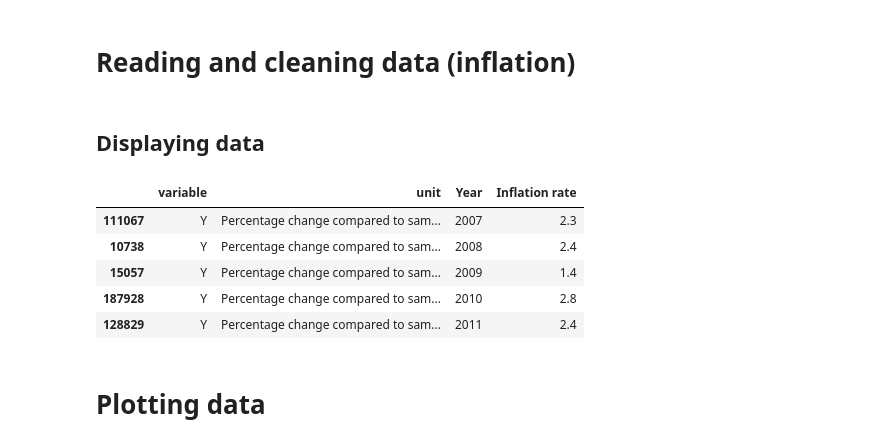
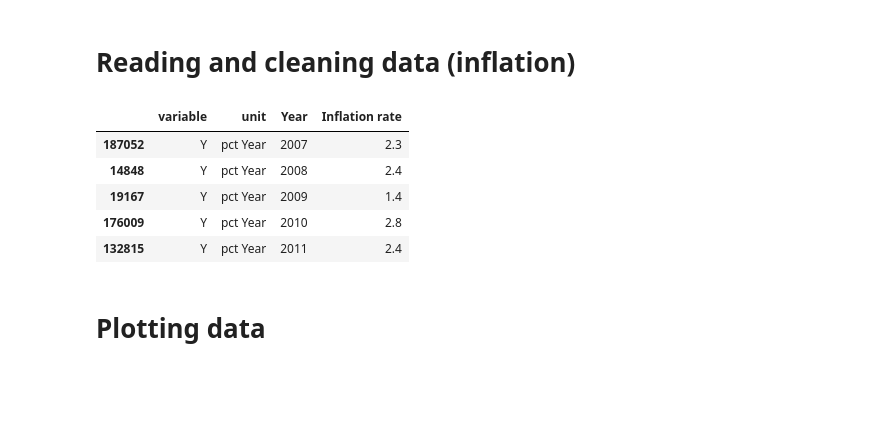
Before and after one commit to NumEconCopenhagen/projects-2024-sulaiman-phil-og-rabiah, a Jupyter notebook: dataproject/dataproject.ipynb, the cells around one changed output. Drawn from its saved outputs; the diff is of its cells as text; code cells hidden in the pictures; blank space fills up the shorter version.

```diff
--- a/dataproject/dataproject.ipynb
+++ b/dataproject/dataproject.ipynb
@@ -54,13 +60,14 @@ PRIS111['Year'] = PRIS111['Year'].astype(int)
-# %% [markdown]
-## Displaying data
+# %%
+# Fetch and prepare the data
+inflation_data = fetch_and_prepare_data()
 # %%
-PRIS111.head(5)
+inflation_data.head(5)
 # %% [output]
 |  | variable | unit | Year | Inflation rate |
-| 111067 | Y | Percentage change compared to sam... | 2007 | 2.3 |
-| 10738 | Y | Percentage change compared to sam... | 2008 | 2.4 |
-| 15057 | Y | Percentage change compared to sam... | 2009 | 1.4 |
-| 187928 | Y | Percentage change compared to sam... | 2010 | 2.8 |
-| 128829 | Y | Percentage change compared to sam... | 2011 | 2.4 |
+| 187052 | Y | pct Year | 2007 | 2.3 |
+| 14848 | Y | pct Year | 2008 | 2.4 |
+| 19167 | Y | pct Year | 2009 | 1.4 |
+| 176009 | Y | pct Year | 2010 | 2.8 |
+| 132815 | Y | pct Year | 2011 | 2.4 |
 # %% [markdown]
 # Plotting data
```
Also changed, not shown: parts of 20 cells of this notebook, 1 other file.
